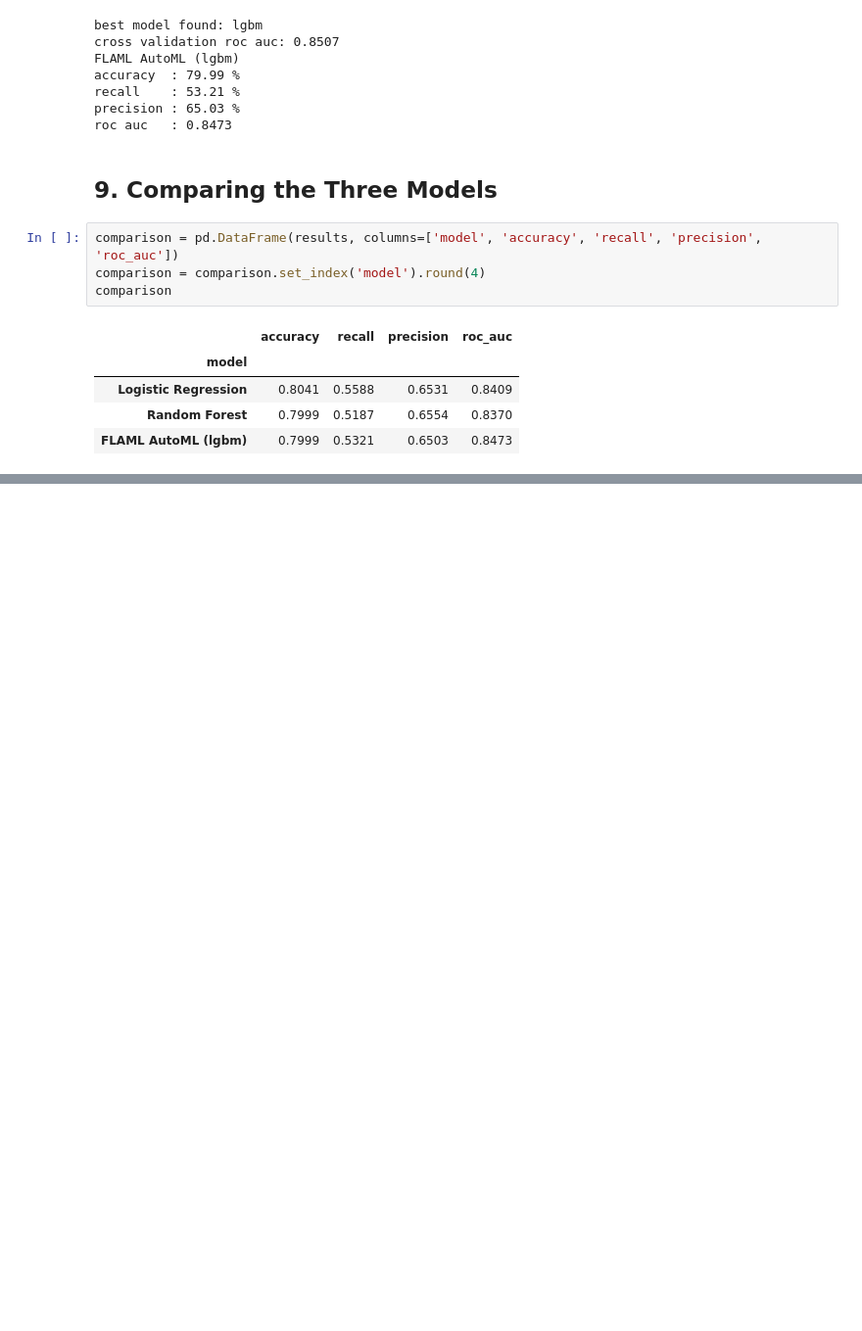
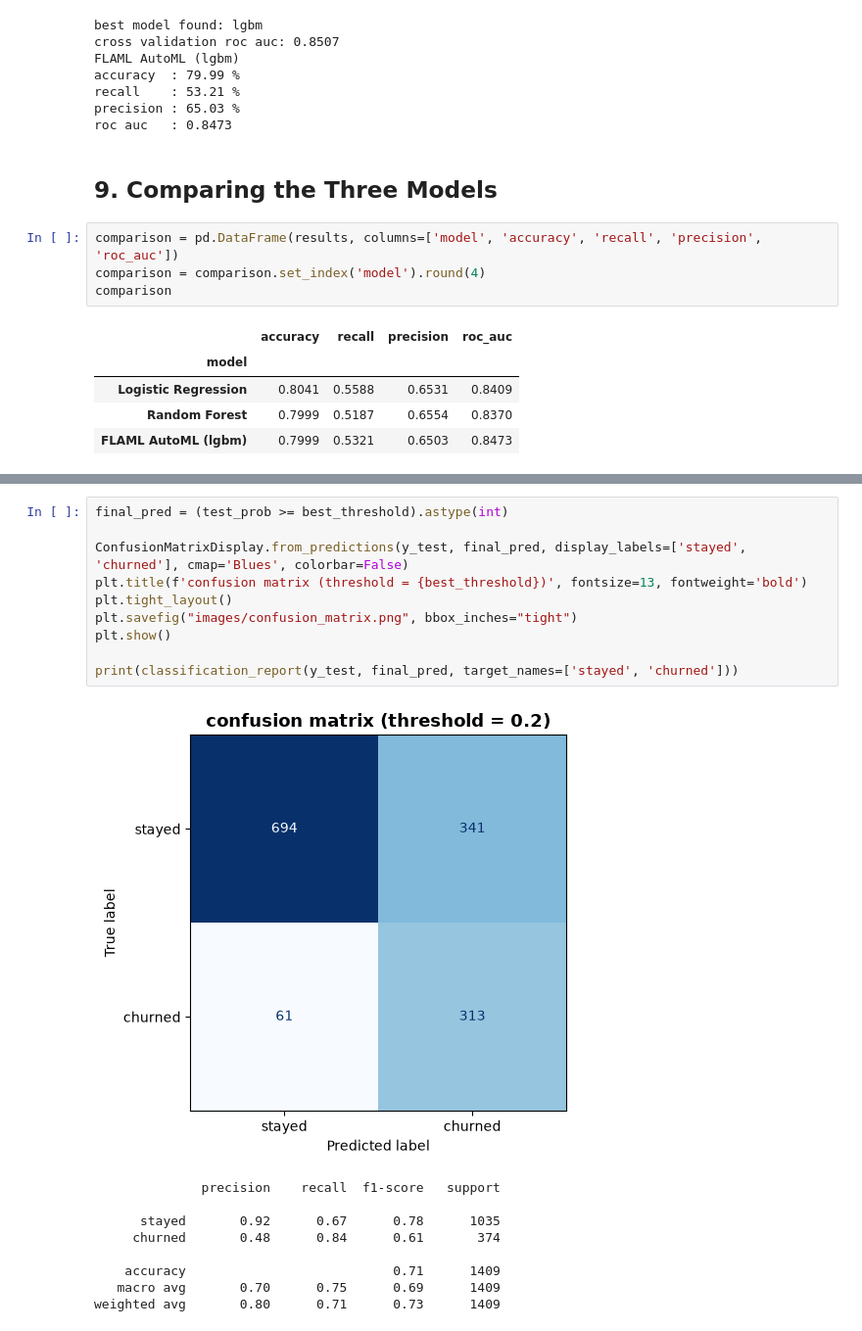
Before and after one commit to RaginiGupta21/Telecom-Churn-Prediction-AutoML, a Jupyter notebook: Telecom_Churn_AutoML.ipynb, the cells around one changed output, grey strips where cells are left out. Shown at 98% size. Cells and saved outputs as stored; diff of their text form; blank space fills up the shorter version.

```diff
--- a/Telecom_Churn_AutoML.ipynb
+++ b/Telecom_Churn_AutoML.ipynb
@@ -195,0 +257,20 @@ comparison
+# %%
+final_pred = (test_prob >= best_threshold).astype(int)
+
+ConfusionMatrixDisplay.from_predictions(y_test, final_pred, display_labels=['stayed', 'churned'], cmap='Blues', colorbar=False)
+plt.title(f'confusion matrix (threshold = {best_threshold})', fontsize=13, fontweight='bold')
+plt.tight_layout()
+plt.savefig("images/confusion_matrix.png", bbox_inches="tight")
+plt.show()
+
+print(classification_report(y_test, final_pred, target_names=['stayed', 'churned']))
+# %% [output]
+[figure, added]
+              precision    recall  f1-score   support
+
+      stayed       0.92      0.67      0.78      1035
+     churned       0.48      0.84      0.61       374
+
+    accuracy                           0.71      1409
+   macro avg       0.70      0.75      0.69      1409
+weighted avg       0.80      0.71      0.73      1409
```
Also changed, not shown: parts of 4 cells of this notebook, 2 other files.
